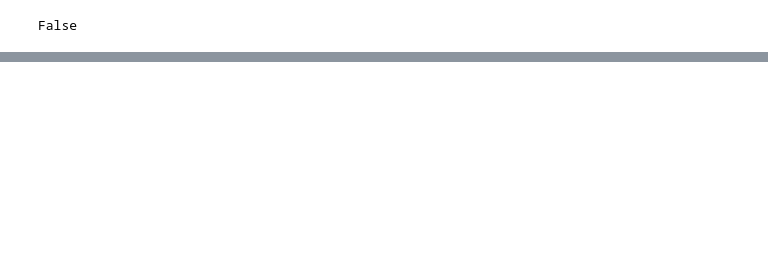
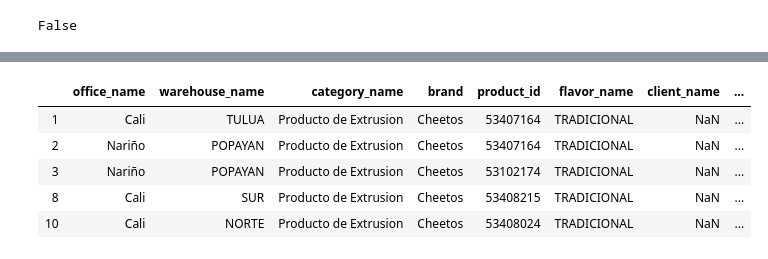
Before and after one commit to juanprq/final-project, a Jupyter notebook: cleaning_dataset.ipynb, the cells around one changed output, grey strips where cells are left out. Cells and saved outputs as stored; diff of their text form; code cells hidden in the pictures; blank space fills up the shorter version.

```diff
--- a/cleaning_dataset.ipynb
+++ b/cleaning_dataset.ipynb
@@ -79,0 +164,6 @@ for column in float_columns:
+# %%
+descriptions = clean_df[clean_df['warehouse_name'].isna()]['description'].unique()
+desc_warehouse_dict = {}
+for each in descriptions:
+    desc_warehouse_dict[each] = get_warehouse_name(each)
+desc_warehouse_dict
@@ -79,0 +188,4 @@ for column in float_columns:
+# %%
+desc_warehouse_dict['VENTA DIRECTA MEDELLIN'] = 'SUR'
+# %%
+clean_df.loc[clean_df['warehouse_name'].isna(), 'warehouse_name'] = clean_df[clean_df['warehouse_name'].isna()]['description'].map(desc_warehouse_dict)
@@ -80 +206,14 @@ for column in float_columns:
+# %%
+clean_df = clean_df.drop([
+    'description',
+], axis=1)
+# %%
+clean_df.head()
+# %% [output]
+|  | office_name | warehouse_name | category_name | brand | product_id | flavor_name | client_name | ... |
+| 1 | Cali | TULUA | Producto de Extrusion | Cheetos | 53407164 | TRADICIONAL | NaN | ... |
+| 2 | Nariño | POPAYAN | Producto de Extrusion | Cheetos | 53407164 | TRADICIONAL | NaN | ... |
+| 3 | Nariño | POPAYAN | Producto de Extrusion | Cheetos | 53102174 | TRADICIONAL | NaN | ... |
+| 8 | Cali | SUR | Producto de Extrusion | Cheetos | 53408215 | TRADICIONAL | NaN | ... |
+| 10 | Cali | NORTE | Producto de Extrusion | Cheetos | 53408024 | TRADICIONAL | NaN | ... |
 # %%
```
Also changed, not shown: parts of 19 cells of this notebook, 3 other files.
